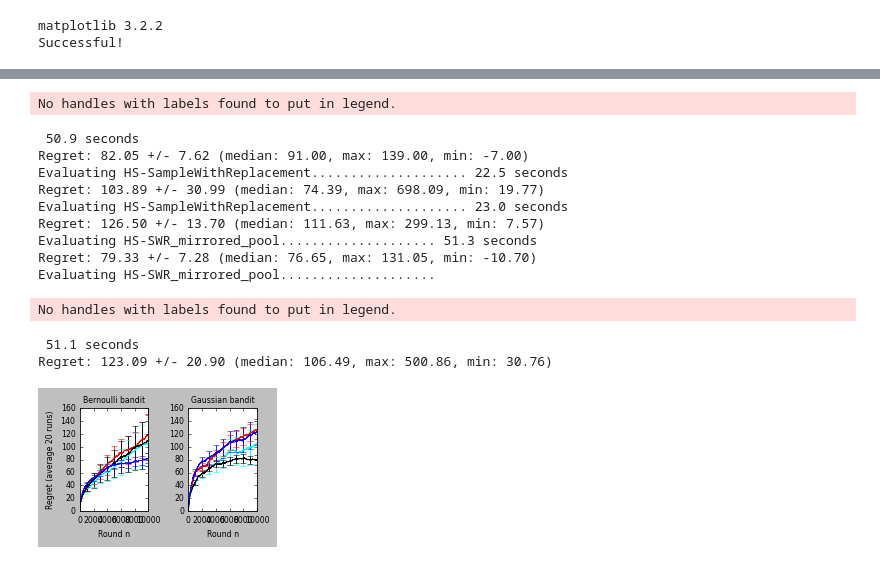
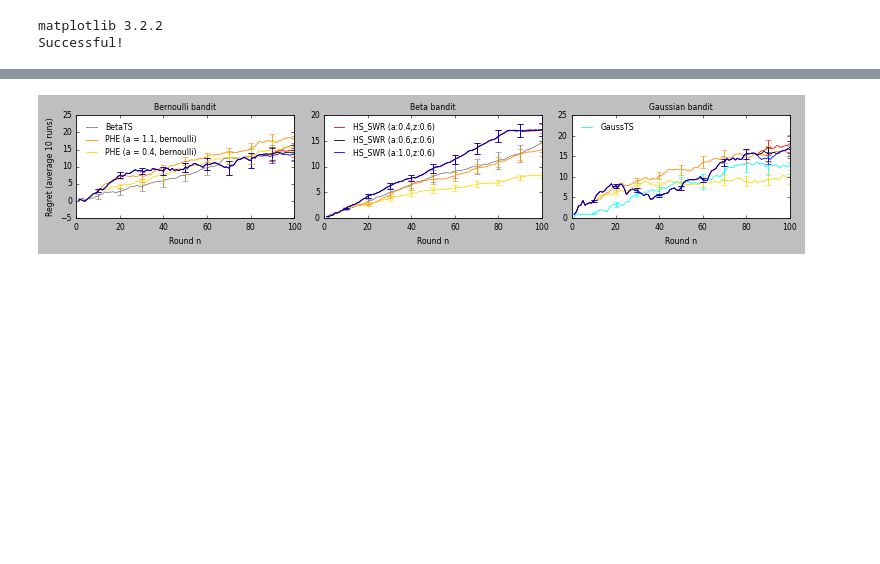
Before and after one commit to MyTHWN/Bandit-Randomization-Algorithms, a Jupyter notebook: notebooks/HSE_parallel.ipynb, the cells around one changed output, grey strips where cells are left out. Saved outputs shown, nothing was run; the diff lists cells and outputs as text; code cells hidden in the pictures; blank space fills up the shorter version.

```diff
--- a/notebooks/HSE_parallel.ipynb
+++ b/notebooks/HSE_parallel.ipynb
@@ -48,54 +48,62 @@ Successful!
 import datetime
 
 algs = [
-#    ("TS", {}, "gray", "-", "TS"),
-# ("GaussTS", {}, "gray", "-", "TS"),
-  #("PHE", {"a": 2.1}, "red", "-", "PHE (a = 2.1)"),
-#   ("PHE", {"a": 1.1}, "darkorange", "-", "PHE (a = 1.1)"),
-#   ("PHE", {"a": 0.5}, "gold", "-", "PHE (a = 0.5)"),
-  #("HistorySwapping", {"swap_prob": 0.01}, "cyan", "-", "HS (swap_prob = 0.01)"),
-  #("HistorySwapping", {"swap_prob": 0.03}, "magenta", "-", "HS (swap_prob = 0.03)"),
-  #("HistorySwapping", {"swap_prob": 0.1}, "darkgreen", "-", "HS (swap_prob = 0.1)"),
-#   ("HistorySwapping", {"swap_prob": 0.15}, "blue", "-", "HS (swap_prob = 0.15)"),
-  #("HistorySwapping_SWR", {"sample_portion": 0.03}, "magenta", "-",
+    ("TS", {}, "gray", "-", "BetaTS"),
+  #  ("GaussTS", {}, "gray", "-", "GaussTS"),
+  # ("PHE", {"a": 2.1}, "red", "-", "PHE (a = 2.1)"),
+    ("PHE", {"a": 1.1}, "darkorange", "-", "PHE (a = 1.1, bernoulli)"),
+    ("PHE", {"a": 0.5}, "gold", "-", "PHE (a = 0.4, bernoulli)"),
+  # ("HistorySwapping", {"swap_prob": 0.01}, "cyan", "-", "HS (swap_prob = 0.01)"),
+  # ("HistorySwapping", {"swap_prob": 0.03}, "magenta", "-", "HS (swap_prob = 0.03)"),
+  # ("HistorySwapping", {"swap_prob": 0.1}, "darkgreen", "-", "HS (swap_prob = 0.1)"),
+  # ("HistorySwapping", {"swap_prob": 0.15}, "blue", "-", "HS (swap_prob = 0.15)"),
+  # ("HistorySwapping_SWR", {"sample_portion": 0.03}, "magenta", "-",
            #"HS_SWR (sample_portion = 0.03)"),
-  ("HS_SWR", {"sample_portion": 0.5}, "cyan", "-",
-           "HS_SWR_noise (sample_portion = 0.5)"),
-  ("HS_SWR", {"sample_portion": 0.8}, "red", "-",
-           "HS_SWR_noise (sample_portion = 0.8)"),
-  ("HS_SWR_MirrorPool", {"sample_portion": 0.5}, "black", "-",
-           "HS_SWR_mirror (sample_portion = 0.5)"),
-    ("HS_SWR_MirrorPool", {"sample_portion": 0.8}, "blue", "-",
-           "HS_SWR_mirror (sample_portion = 0.8)"),
+  # ("HS_SWR", {"sample_portion": 0.5}, "cyan", "-",
+  #            "HS_SWR_noise (sample_portion = 0.5)"),
+    ("HS_SWR", {"sample_portion": 0.4, 'z': 0.6}, "red", "-",
+           "HS_SWR (a:0.4,z:0.6)"),
+    ("HS_SWR", {"sample_portion": 0.6, 'z': 0.6}, "black", "-",
+           "HS_SWR (a:0.6,z:0.6)"),
+    ("HS_SWR", {"sample_portion": 1.0, 'z': 0.6}, "blue", "-",
+           "HS_SWR (a:1.0,z:0.6)"),
+  #   ("HS_SWR_MirrorPool", {"sample_portion": 0.5}, "black", "-",
+  #            "HS_SWR_mirror (sample_portion = 0.5)"),
+  #   ("HS_SWR_MirrorPool", {"sample_portion": 0.8}, "blue", "-",
+  #            "HS_SWR_mirror (sample_portion = 0.8)"),
 ]
-num_runs = 20
+num_runs = 100
 n = 10000
 K = 10
 
 step = np.arange(1, n + 1)
 sube = (step.size // 10) * np.arange(1, 11) - 1
 
-plt.figure(figsize=(3, 2))
-for fig in range(2):
+plt.figure(figsize=(9.6, 2))
+for fig in range(3):
   env = []
   for run in range(num_runs):
     mu = 0.5 * np.random.rand(K) + 0.25
     if fig == 0:
       env.append(BerBandit(mu))
+    elif fig == 1:
+      env.append(BetaBandit(mu))
     else:
       env.append(GaussBandit(mu))
 
-  plt.subplot(1, 2, fig + 1)
+  plt.subplot(1, 3, fig + 1)
   #plt.subplot(1, 1, 1)
   alg_num = 0
   for alg in algs:
+    if fig == 2 and alg[0] == 'TS':
+        alg = ("GaussTS", {}, "cyan", "-", "GaussTS")
     alg_class = globals()[alg[0]]
-    regret, _ = evaluate_parallel(alg_class, alg[1], env, n, num_process=10)
+    regret, _ = evaluate_parallel(alg_class, alg[1], env, n, num_process=13)
 
     cum_regret = regret.cumsum(axis=0)
     plt.plot(step, cum_regret.mean(axis=1),
       alg[2], dashes=linestyle2dashes(alg[3]),
-      label=alg[4] if alg_num // 4 == (fig+1) else None)
+      label=alg[4] if alg_num // 3 == fig or alg[0]=='GaussTS' else None)
     plt.errorbar(step[sube], cum_regret[sube, :].mean(axis=1),
       cum_regret[sube, :].std(axis=1) / np.sqrt(cum_regret.shape[1]),
       fmt="none", ecolor=alg[2])
@@ -104,19 +112,22 @@ for fig in range(2):
 
   if fig == 0:
     plt.title("Bernoulli bandit")
+  elif fig == 1:
+    plt.title("Beta bandit")
   else:
     plt.title("Gaussian bandit")
 
   plt.xlabel("Round n")
   if not fig:
     plt.ylabel("Regret (average {} runs)".format(num_runs))
-  if fig <= 1:
+  if fig <= 2:
     plt.legend(loc="upper left", frameon=False)
 
 plt.tight_layout()
 
 now = datetime.datetime.now()
-with open("../results/HS_SWR_asnoise_{}_{}_{}_{}.jpeg".format(now.month, now.day, now.hour, now.minute), "wb") as f:
-  plt.savefig(f, format="jpeg", dpi=1200, bbox_inches=0)
+with open("../exp_results/HS_SWR_asnoise_{}_{}_{}_{}.jpeg". \
+          format(now.month, now.day, now.hour, now.minute), "wb") as f:
+      plt.savefig(f, format="jpeg", dpi=1200, bbox_inches=0)
 plt.show()
 # %% [output]
@@ -130,14 +151 @@ Evaluating HS-SWR_mirrored_pool....................
-No handles with labels found to put in legend.
- 50.9 seconds
-Regret: 82.05 +/- 7.62 (median: 91.00, max: 139.00, min: -7.00)
-Evaluating HS-SampleWithReplacement.................... 22.5 seconds
-Regret: 103.89 +/- 30.99 (median: 74.39, max: 698.09, min: 19.77)
-Evaluating HS-SampleWithReplacement.................... 23.0 seconds
-Regret: 126.50 +/- 13.70 (median: 111.63, max: 299.13, min: 7.57)
-Evaluating HS-SWR_mirrored_pool.................... 51.3 seconds
-Regret: 79.33 +/- 7.28 (median: 76.65, max: 131.05, min: -10.70)
-Evaluating HS-SWR_mirrored_pool....................
-No handles with labels found to put in legend.
- 51.1 seconds
-Regret: 123.09 +/- 20.90 (median: 106.49, max: 500.86, min: 30.76)
-[figure, old version]
+[figure, new version]
```
Also changed, not shown: parts of 4 cells of this notebook, 4 other files.
